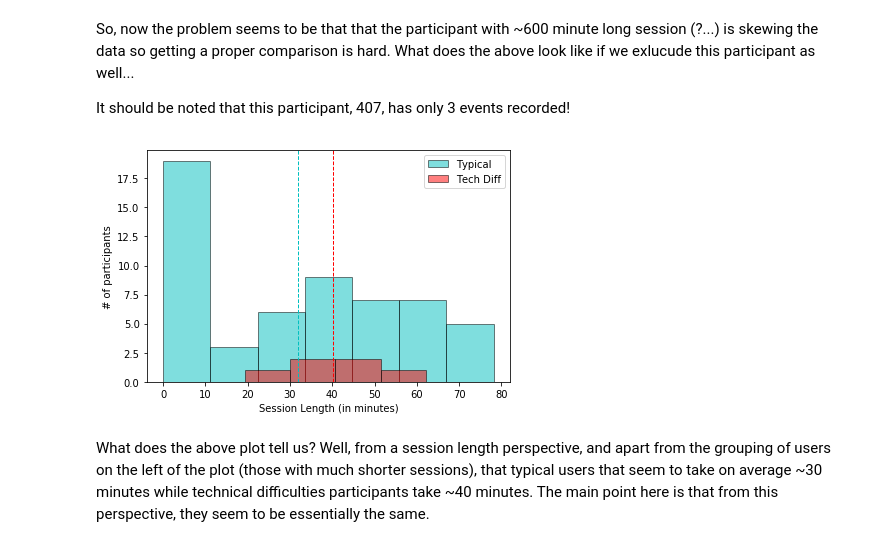
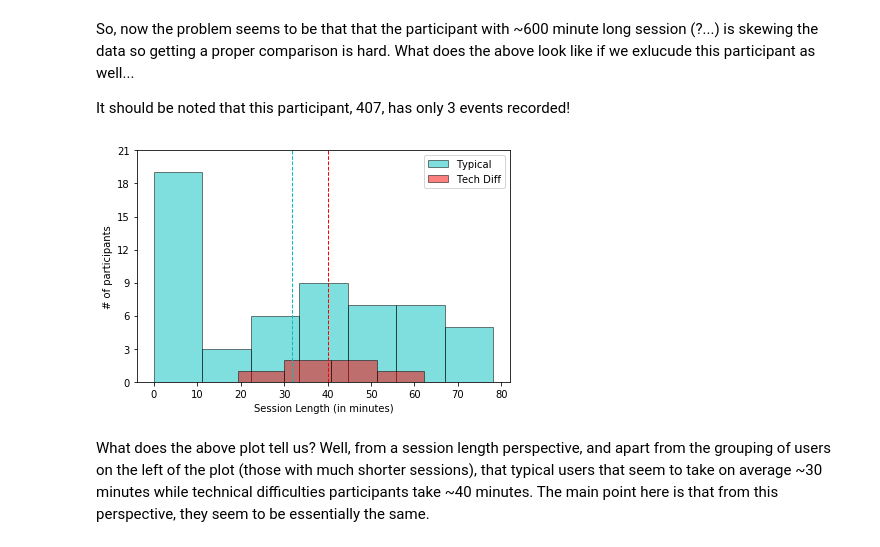
Before and after one commit to JonoCX/cake_data_notebooks_dsjm18, a Jupyter notebook: exploratory-time-series-anaylsis.ipynb, the cells around one changed output. Cells and saved outputs as stored; diff of their text form; code cells hidden in the pictures.

```diff
--- a/exploratory-time-series-anaylsis.ipynb
+++ b/exploratory-time-series-anaylsis.ipynb
@@ -308,17 +309,18 @@ It should be noted that this participant, 407, has only 3 events recorded!
 # %%
 cake_td_stats = cake_td_stats.drop(cake_td_stats[cake_td_stats['userid'] == 407].index)
 plt.figure()
 plt.hist(cake_data_stats['totalTimeMin'], bins='auto', alpha=0.5, label='Typical', edgecolor='k', color='c')
 plt.hist(cake_td_stats['totalTimeMin'], bins='auto', alpha=0.5, label='Tech Diff', edgecolor='k', color='r')
 plt.legend()
 plt.xlabel('Session Length (in minutes)')
 plt.ylabel('# of participants')
 plt.axvline(cake_td_stats['totalTimeMin'].mean(), color='r', linestyle='dashed', linewidth=1)
 plt.axvline(cake_data_stats['totalTimeMin'].mean(), color='c', linestyle='dashed', linewidth=1)
+plt.yticks([0, 3, 6, 9, 12, 15, 18, 21])
 plt.tight_layout()
 plt.savefig('session-length-hist.png', dpi=300)
 # %% [output]
-[figure, old version]
+[figure, new version]
 # %% [markdown]
 What does the above plot tell us? Well, from a session length perspective, and apart from the grouping of users on the left of the plot (those with much shorter sessions), that typical users that seem to take on average ~30 minutes while technical difficulties participants take ~40 minutes. The main point here is that from this perspective, they seem to be essentially the same.
 # %%
```
Also changed, not shown: parts of 7 cells of this notebook, 6 other files.
